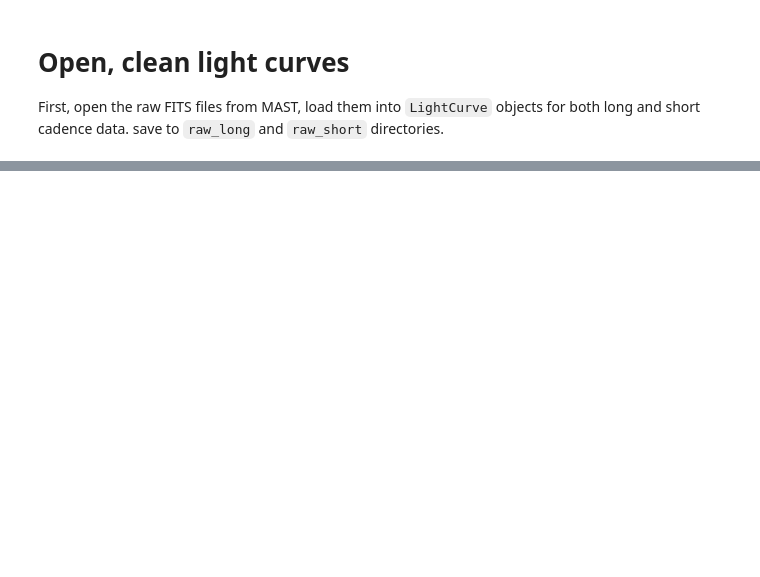
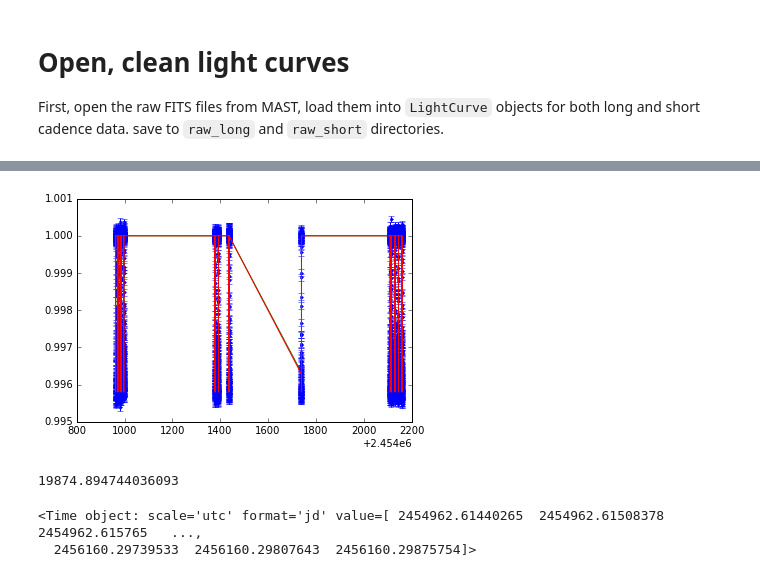
Before and after one commit to bmorris3/hat-11, a Jupyter notebook: data/clean_lightcurves.ipynb, the cells around one changed output, grey strips where cells are left out. Drawn from its saved outputs; the diff is of its cells as text; code cells hidden in the pictures; blank space fills up the shorter version.

```diff
--- a/data/clean_lightcurves.ipynb
+++ b/data/clean_lightcurves.ipynb
@@ -48,0 +90,10 @@ short_lc.save_to(data_path)
+# %%
+low_chi2_transits.fiducial_transit_fit(plots=True)
+# %% [output]
+[figure, added]
+19874.894744036093
+# %%
+low_chi2_transits.times
+# %% [output]
+<Time object: scale='utc' format='jd' value=[ 2454962.61440265  2454962.61508378  2454962.615765   ...,
+  2456160.29739533  2456160.29807643  2456160.29875754]>
```
Also changed, not shown: parts of 8 cells of this notebook, 2 other files.
